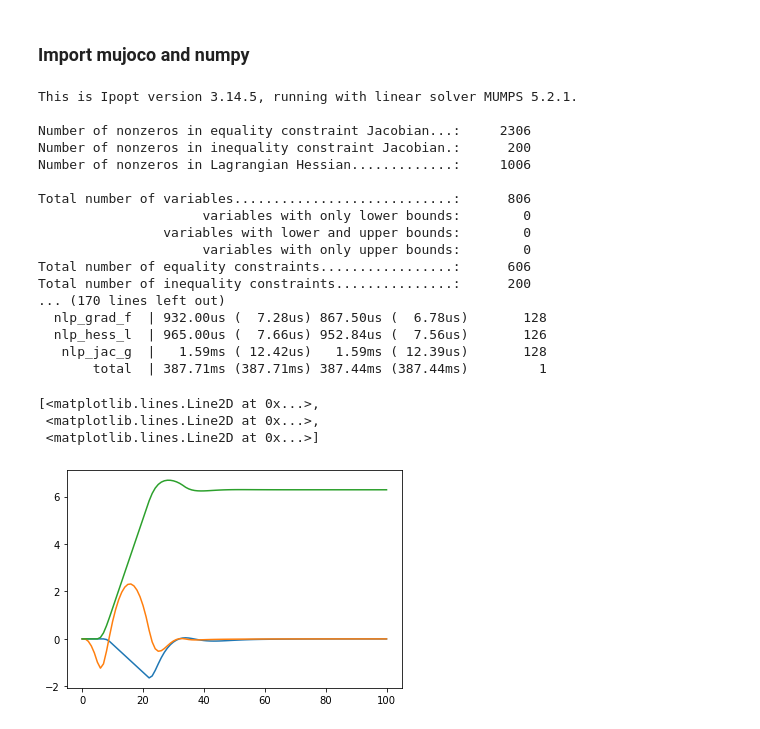
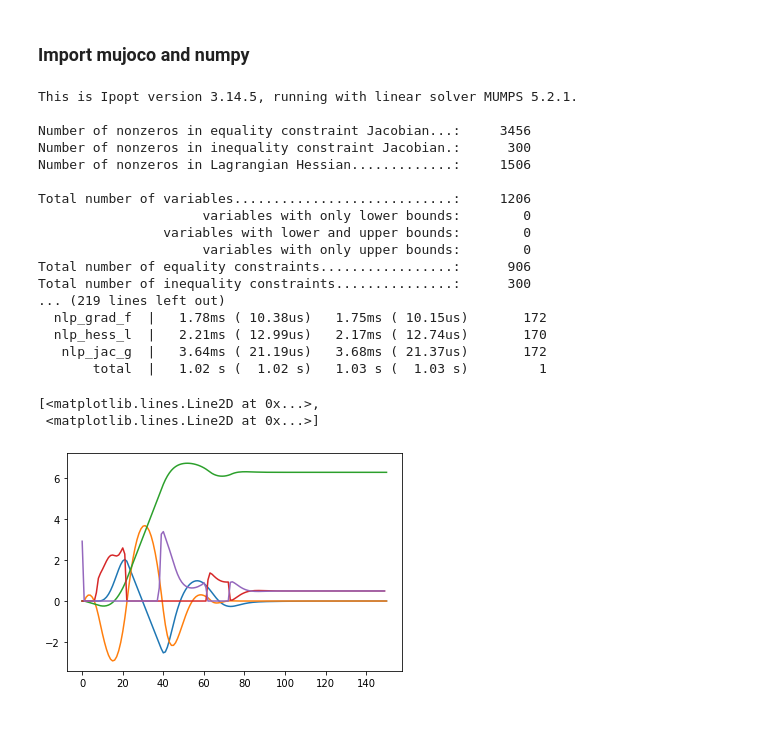
Before and after one commit to ialab-yale/robot_fundamentals, a Jupyter notebook: examples/locomotion/drone_flip_opt_casadi.ipynb, the cells around one changed output. Drawn from its saved outputs; the diff is of its cells as text; code cells hidden in the pictures.

```diff
--- a/examples/locomotion/drone_flip_opt_casadi.ipynb
+++ b/examples/locomotion/drone_flip_opt_casadi.ipynb
@@ -11,7 +11,7 @@ class PlanarDroneDynamics(object):
         # self._I = np.diag([1.0, 1.0, 1.0])
         self._g  = 9.81
         self._I = 0.1
-        self._r = 0.25
+        self._r = 0.1
         self._dt = dt
 
 
@@ -32,4 +32,4 @@ class PlanarDroneDynamics(object):
 model = PlanarDroneDynamics()
 
 def loss(x, u):
-    return ca.sumsqr(x-np.array([0.,0., 2*np.pi,0., 0., 0.])) + 0.01*ca.sumsqr(u)
+    return 10*ca.sumsqr(x-np.array([0.,0., 2*np.pi,0., 0., 0.])) + 0.01*ca.sumsqr(u)
@@ -55,7 +52,7 @@ opti.subject_to(x[:,0]==p) #np.array([2.,0.]))
 # opti.subject_to(x[:,-1]==pf) #np.array([10.,0.]))
 # %%
 p_opts = {"expand": True}
-s_opts = {"max_iter": 100000}
+s_opts = {"max_iter": 1000000}
 opti.solver('ipopt', p_opts, s_opts)
 
 # And choose a concrete value for p
@@ -65,29 +62,28 @@ sol = opti.solve()
 # %% [output]
 This is Ipopt version 3.14.5, running with linear solver MUMPS 5.2.1.
 
-Number of nonzeros in equality constraint Jacobian...:     2306
-Number of nonzeros in inequality constraint Jacobian.:      200
-Number of nonzeros in Lagrangian Hessian.............:     1006
+Number of nonzeros in equality constraint Jacobian...:     3456
+Number of nonzeros in inequality constraint Jacobian.:      300
+Number of nonzeros in Lagrangian Hessian.............:     1506
 
-Total number of variables............................:      806
+Total number of variables............................:     1206
                      variables with only lower bounds:        0
                 variables with lower and upper bounds:        0
                      variables with only upper bounds:        0
-Total number of equality constraints.................:      606
-Total number of inequality constraints...............:      200
-... (170 lines left out)
-  nlp_grad_f  | 932.00us (  7.28us) 867.50us (  6.78us)       128
-  nlp_hess_l  | 965.00us (  7.66us) 952.84us (  7.56us)       126
-   nlp_jac_g  |   1.59ms ( 12.42us)   1.59ms ( 12.39us)       128
-       total  | 387.71ms (387.71ms) 387.44ms (387.44ms)         1
+Total number of equality constraints.................:      906
+Total number of inequality constraints...............:      300
+... (219 lines left out)
+  nlp_grad_f  |   1.78ms ( 10.38us)   1.75ms ( 10.15us)       172
+  nlp_hess_l  |   2.21ms ( 12.99us)   2.17ms ( 12.74us)       170
+   nlp_jac_g  |   3.64ms ( 21.19us)   3.68ms ( 21.37us)       172
+       total  |   1.02 s (  1.02 s)   1.03 s (  1.03 s)         1
 # %%
 # plt.plot(opti.debug.value(x).T)
 # plt.plot(opti.debug.value(u).T)
 
 plt.plot(sol.value(x).T[:,:3])
-# plt.plot(sol.value(u).T)
+plt.plot(sol.value(u).T)
 # %% [output]
 [<matplotlib.lines.Line2D at 0x...>,
- <matplotlib.lines.Line2D at 0x...>,
  <matplotlib.lines.Line2D at 0x...>]
-[figure, old version]
+[figure, new version]
```
Also changed, not shown: parts of 12 cells of this notebook, 26 other files.
